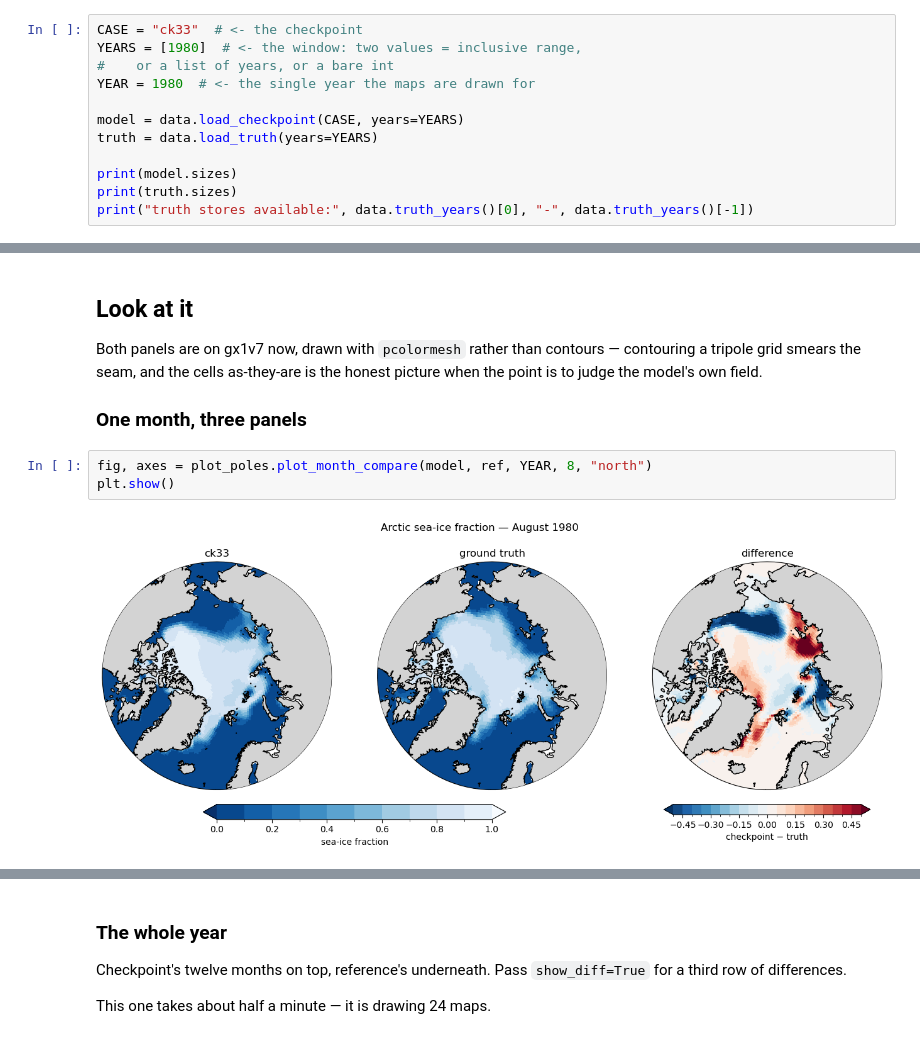
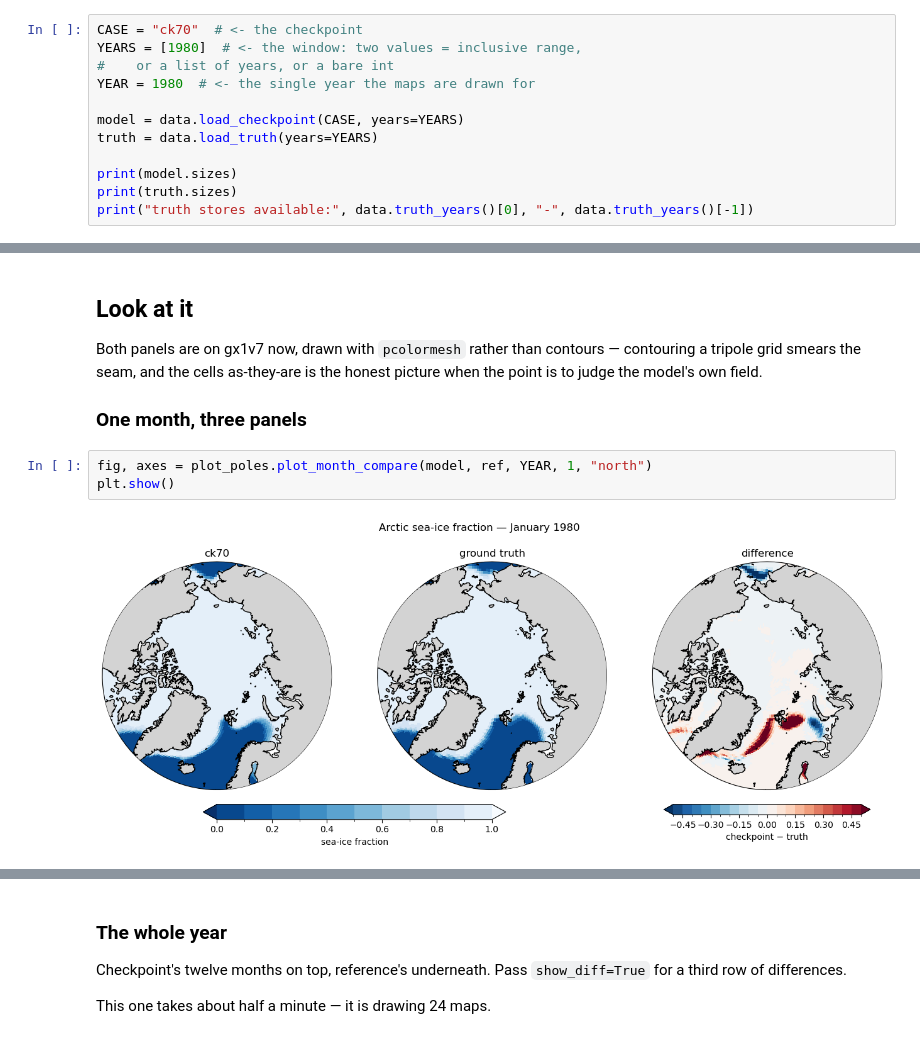
Before and after one commit to tavo7876/atoc_HT, a Jupyter notebook: ice_comparison.ipynb, the cells around one changed output, grey strips where cells are left out. Cells and saved outputs as stored; diff of their text form.

```diff
--- a/ice_comparison.ipynb
+++ b/ice_comparison.ipynb
@@ -45,7 +42,7 @@ words. `data.truth_years()` lists what exists.
 land dilution on the way across. It is fixed in time, so it is read once no
 matter how many years you ask for.
 # %%
-CASE = "ck33"  # <- the checkpoint
+CASE = "ck70"  # <- the checkpoint
 YEARS = [1980]  # <- the window: two values = inclusive range,
 #    or a list of years, or a bare int
 YEAR = 1980  # <- the single year the maps are drawn for
@@ -250,10 +247,10 @@ picture when the point is to judge the model's own field.
 
 ### One month, three panels
 # %%
-fig, axes = plot_poles.plot_month_compare(model, ref, YEAR, 8, "north")
+fig, axes = plot_poles.plot_month_compare(model, ref, YEAR, 1, "north")
 plt.show()
 # %% [output]
-[figure, old version]
+[figure, new version]
 # %%
 fig, axes = plot_poles.plot_month_compare(model, ref, YEAR, 8, "south")
 plt.show()
```
Also changed, not shown: parts of 11 cells of this notebook, 7 other files.
